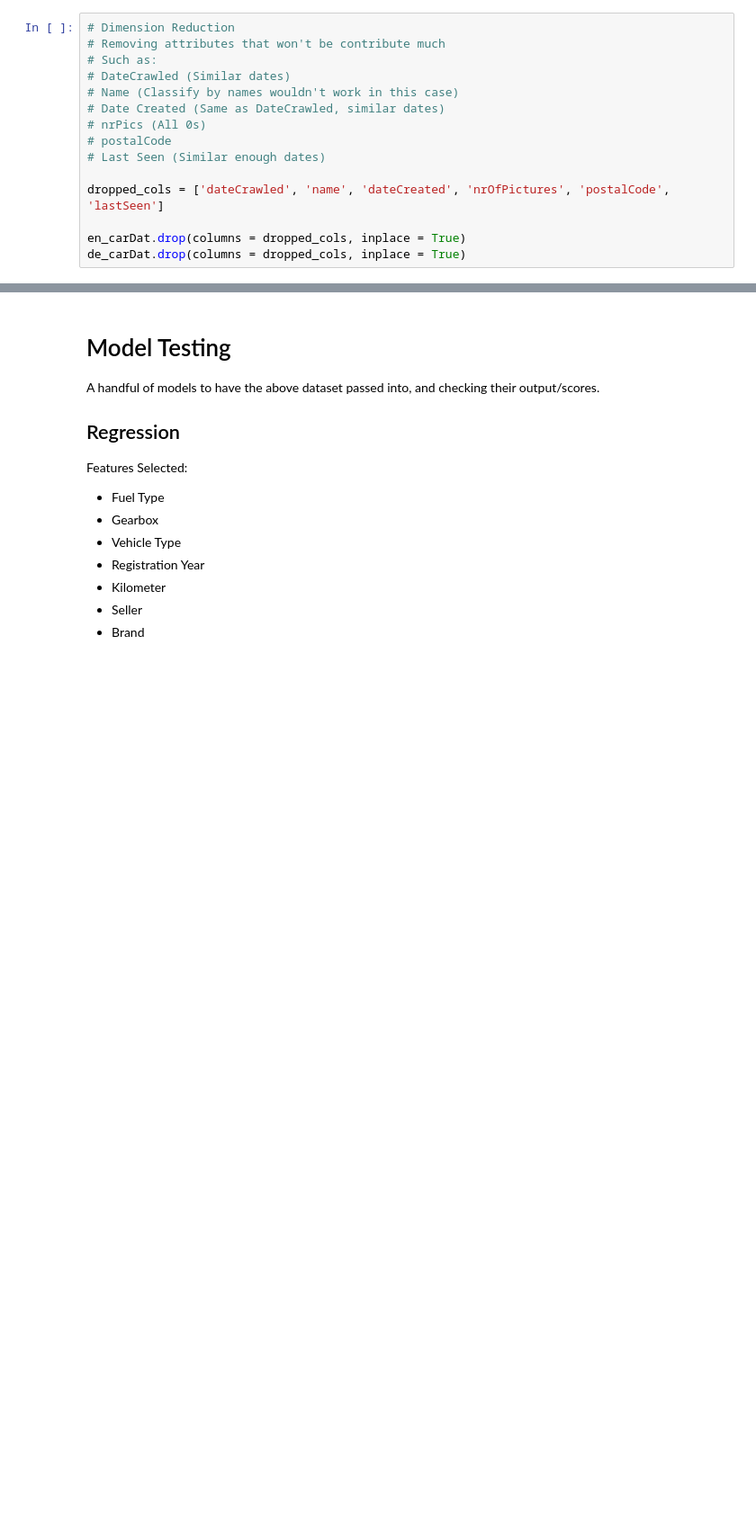
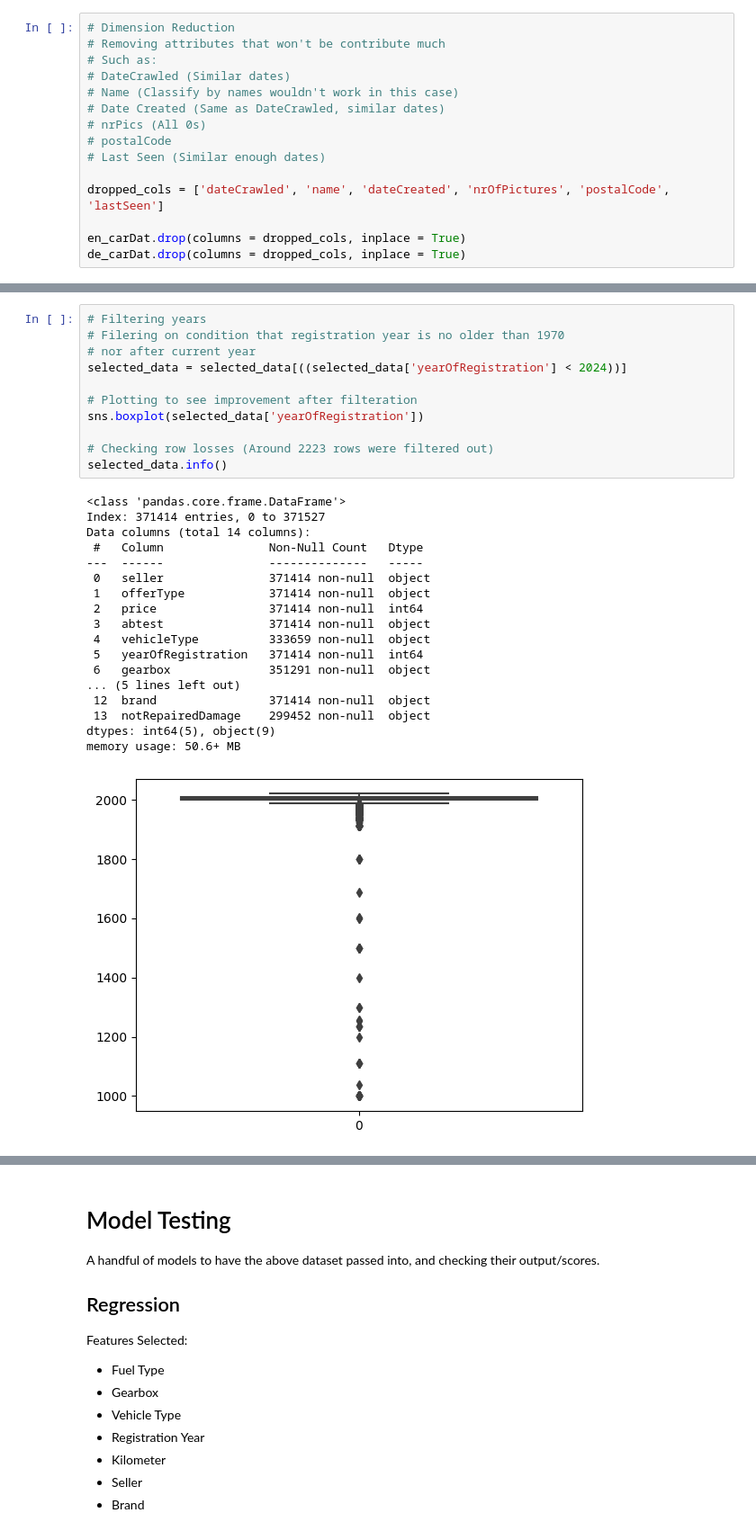
Before and after one commit to Supermjork/Much-Vroom, a Jupyter notebook: notebook/vroom.ipynb, the cells around one changed output, grey strips where cells are left out. Shown at 90% size. Drawn from its saved outputs; the diff is of its cells as text; blank space fills up the shorter version.

```diff
--- a/notebook/vroom.ipynb
+++ b/notebook/vroom.ipynb
@@ -303,0 +323,30 @@ display(de_carDat, en_carDat)
+# %%
+# Filtering years
+# Filering on condition that registration year is no older than 1970
+# nor after current year
+selected_data = selected_data[((selected_data['yearOfRegistration'] < 2024))]
+
+# Plotting to see improvement after filteration
+sns.boxplot(selected_data['yearOfRegistration'])
+
+# Checking row losses (Around 2223 rows were filtered out)
+selected_data.info()
+# %% [output]
+<class 'pandas.core.frame.DataFrame'>
+Index: 371414 entries, 0 to 371527
+Data columns (total 14 columns):
+ #   Column               Non-Null Count   Dtype
+---  ------               --------------   -----
+ 0   seller               371414 non-null  object
+ 1   offerType            371414 non-null  object
+ 2   price                371414 non-null  int64
+ 3   abtest               371414 non-null  object
+ 4   vehicleType          333659 non-null  object
+ 5   yearOfRegistration   371414 non-null  int64
+ 6   gearbox              351291 non-null  object
+... (5 lines left out)
+ 12  brand                371414 non-null  object
+ 13  notRepairedDamage    299452 non-null  object
+dtypes: int64(5), object(9)
+memory usage: 50.6+ MB
+[figure, added]
```
Also changed, not shown: parts of 10 cells of this notebook.
